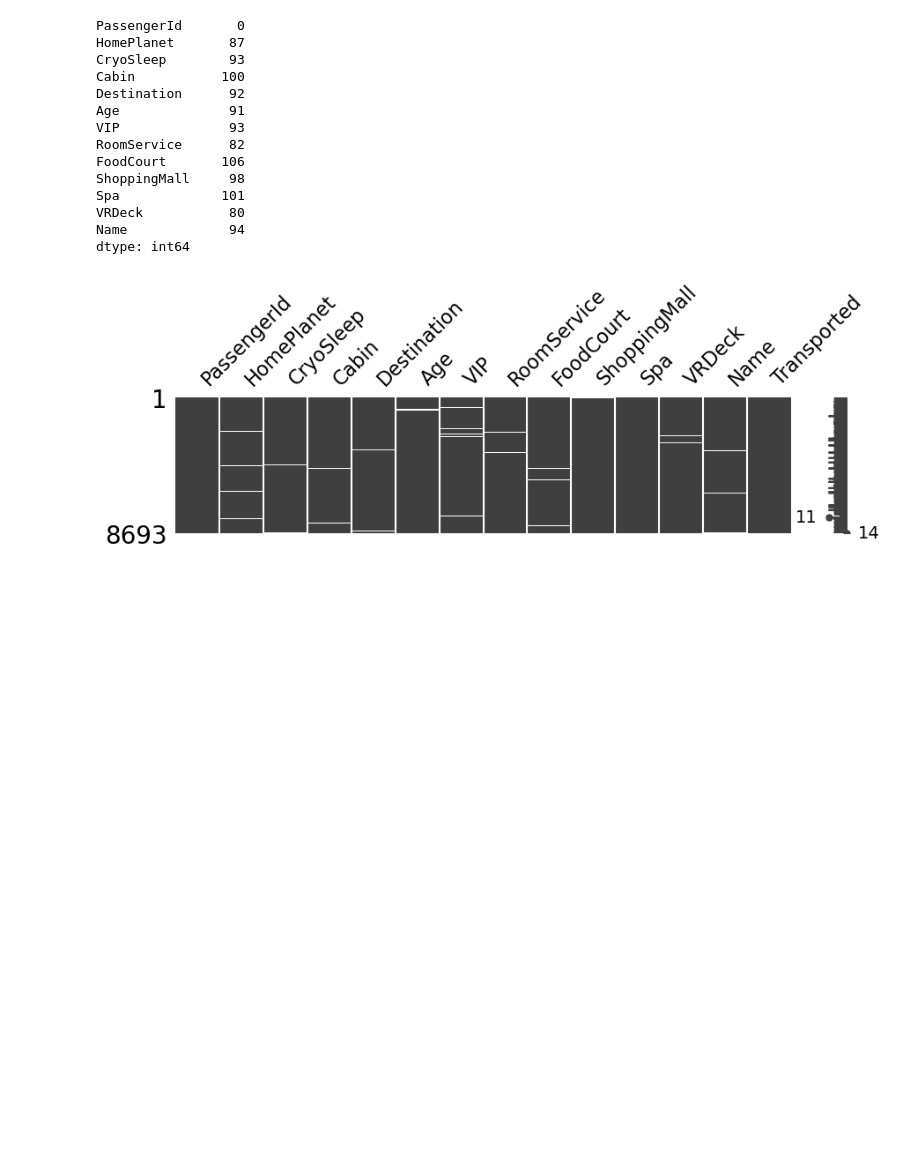
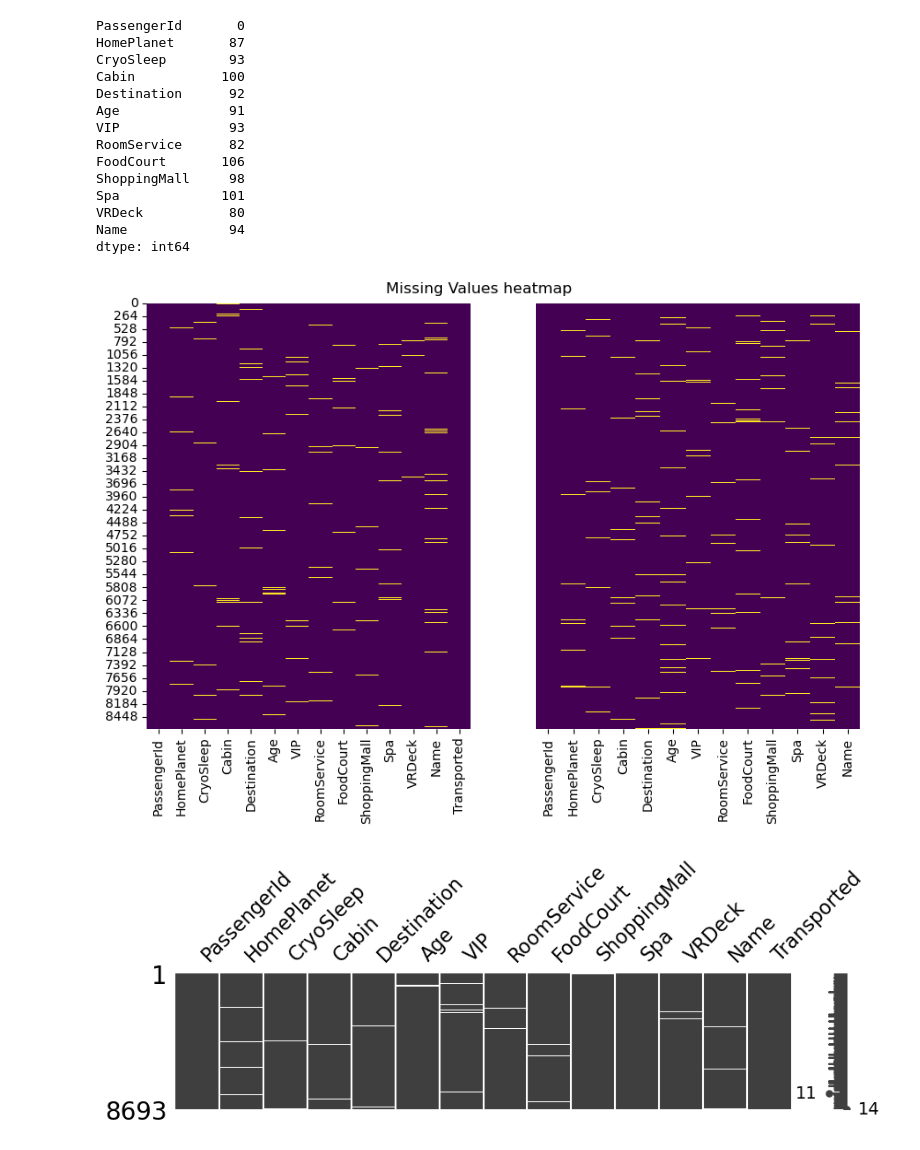
Before and after one commit to Manuelsierra95/data-science, a Jupyter notebook: Spaceship-Titanic/Spaceship Titanic.ipynb, the cells around one changed output. Saved outputs shown, nothing was run; the diff lists cells and outputs as text; code cells hidden in the pictures; blank space fills up the shorter version.

```diff
--- a/Spaceship-Titanic/Spaceship Titanic.ipynb
+++ b/Spaceship-Titanic/Spaceship Titanic.ipynb
@@ -79,6 +91,15 @@ Spa             101
 VRDeck           80
 Name             94
 dtype: int64
+# %%
+fig, axes = plt.subplots(nrows=1, ncols=2, figsize=(10, 6))
+ax1 = sns.heatmap(ax=axes[0], data=train_df.isnull(), cbar=False, cmap='viridis')
+ax2 = sns.heatmap(ax=axes[1], data=test_df.isnull(), cbar=False, cmap='viridis')
+ax2.set(yticks=[])
+plt.text(x=-6 ,y=-100 ,s='Missing Values heatmap', fontsize=12)
+plt.show()
+# %% [output]
+[figure, added]
 # %%
 missingno.matrix(train_df, figsize=(10,2));
 # %% [output]
```
Also changed, not shown: parts of 109 cells of this notebook, 9 other files.
